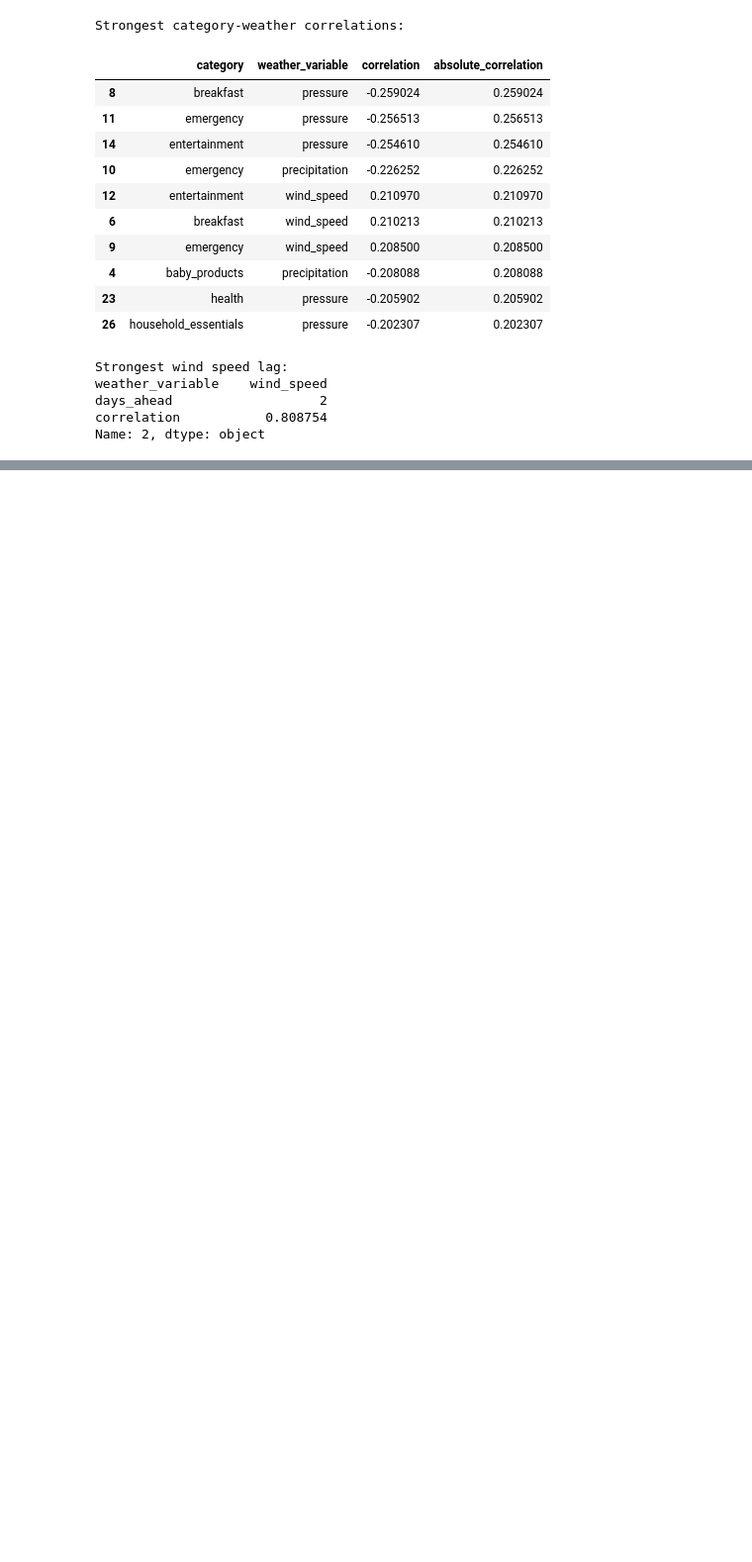
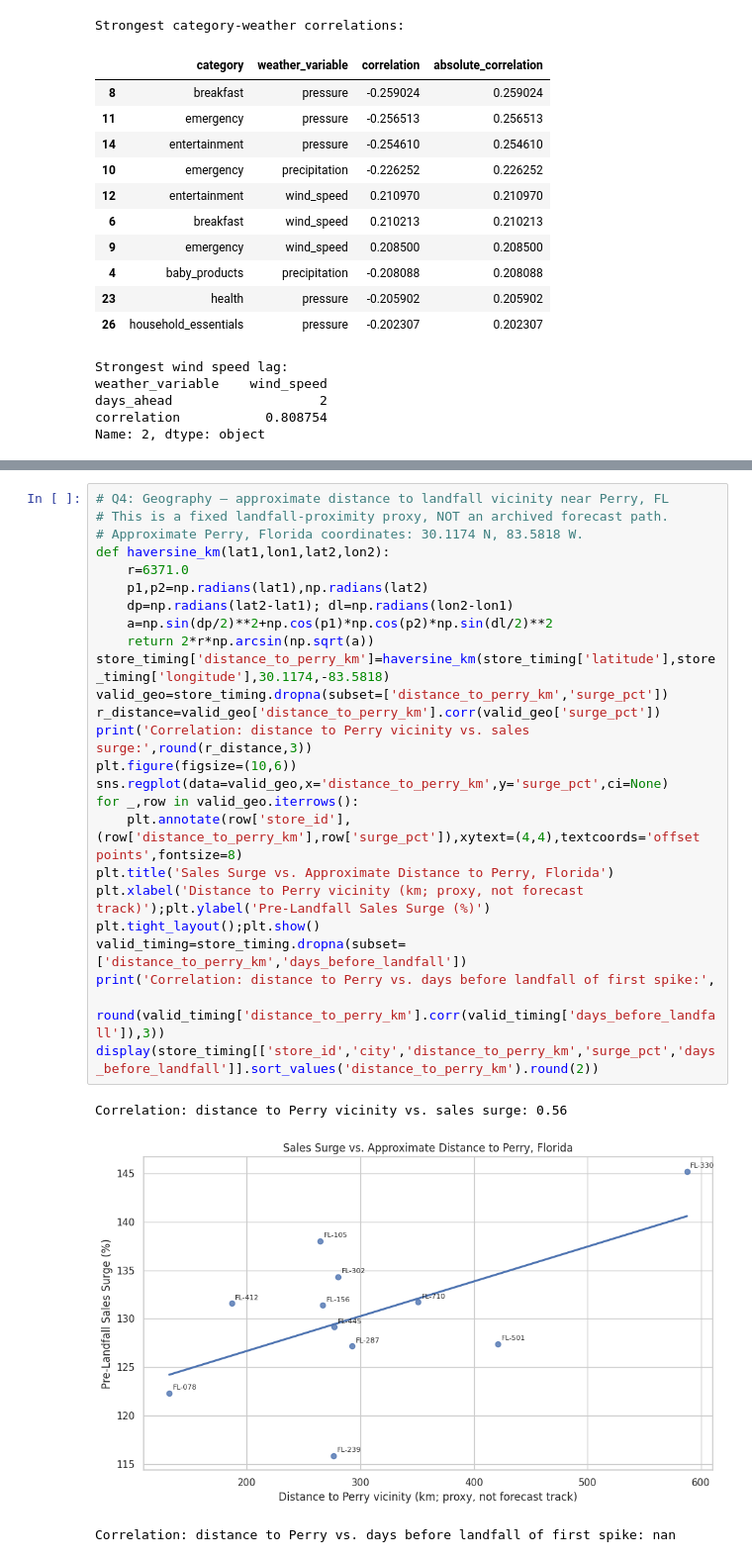
Before and after one commit to AdelineKwakye/walmart-huricane-project, a Jupyter notebook: notebooks/scratch/Amilyn_Estes_Notebook.ipynb, the cells around one changed output, grey strips where cells are left out. Shown at 99% size. Saved outputs shown, nothing was run; the diff lists cells and outputs as text; blank space fills up the shorter version.

```diff
--- a/notebooks/scratch/Amilyn_Estes_Notebook.ipynb
+++ b/notebooks/scratch/Amilyn_Estes_Notebook.ipynb
@@ -1162,0 +1228,29 @@ Name: 2, dtype: object
+# %%
+# Q4: Geography — approximate distance to landfall vicinity near Perry, FL
+# This is a fixed landfall-proximity proxy, NOT an archived forecast path.
+# Approximate Perry, Florida coordinates: 30.1174 N, 83.5818 W.
+def haversine_km(lat1,lon1,lat2,lon2):
+    r=6371.0
+    p1,p2=np.radians(lat1),np.radians(lat2)
+    dp=np.radians(lat2-lat1); dl=np.radians(lon2-lon1)
+    a=np.sin(dp/2)**2+np.cos(p1)*np.cos(p2)*np.sin(dl/2)**2
+    return 2*r*np.arcsin(np.sqrt(a))
+store_timing['distance_to_perry_km']=haversine_km(store_timing['latitude'],store_timing['longitude'],30.1174,-83.5818)
+valid_geo=store_timing.dropna(subset=['distance_to_perry_km','surge_pct'])
+r_distance=valid_geo['distance_to_perry_km'].corr(valid_geo['surge_pct'])
+print('Correlation: distance to Perry vicinity vs. sales surge:',round(r_distance,3))
+plt.figure(figsize=(10,6))
+sns.regplot(data=valid_geo,x='distance_to_perry_km',y='surge_pct',ci=None)
+for _,row in valid_geo.iterrows():
+    plt.annotate(row['store_id'],(row['distance_to_perry_km'],row['surge_pct']),xytext=(4,4),textcoords='offset points',fontsize=8)
+plt.title('Sales Surge vs. Approximate Distance to Perry, Florida')
+plt.xlabel('Distance to Perry vicinity (km; proxy, not forecast track)');plt.ylabel('Pre-Landfall Sales Surge (%)')
+plt.tight_layout();plt.show()
+valid_timing=store_timing.dropna(subset=['distance_to_perry_km','days_before_landfall'])
+print('Correlation: distance to Perry vs. days before landfall of first spike:',
+      round(valid_timing['distance_to_perry_km'].corr(valid_timing['days_before_landfall']),3))
+display(store_timing[['store_id','city','distance_to_perry_km','surge_pct','days_before_landfall']].sort_values('distance_to_perry_km').round(2))
+# %% [output]
+Correlation: distance to Perry vicinity vs. sales surge: 0.56
+[figure, added]
+Correlation: distance to Perry vs. days before landfall of first spike: nan
```
Also changed, not shown: parts of 15 cells of this notebook.
